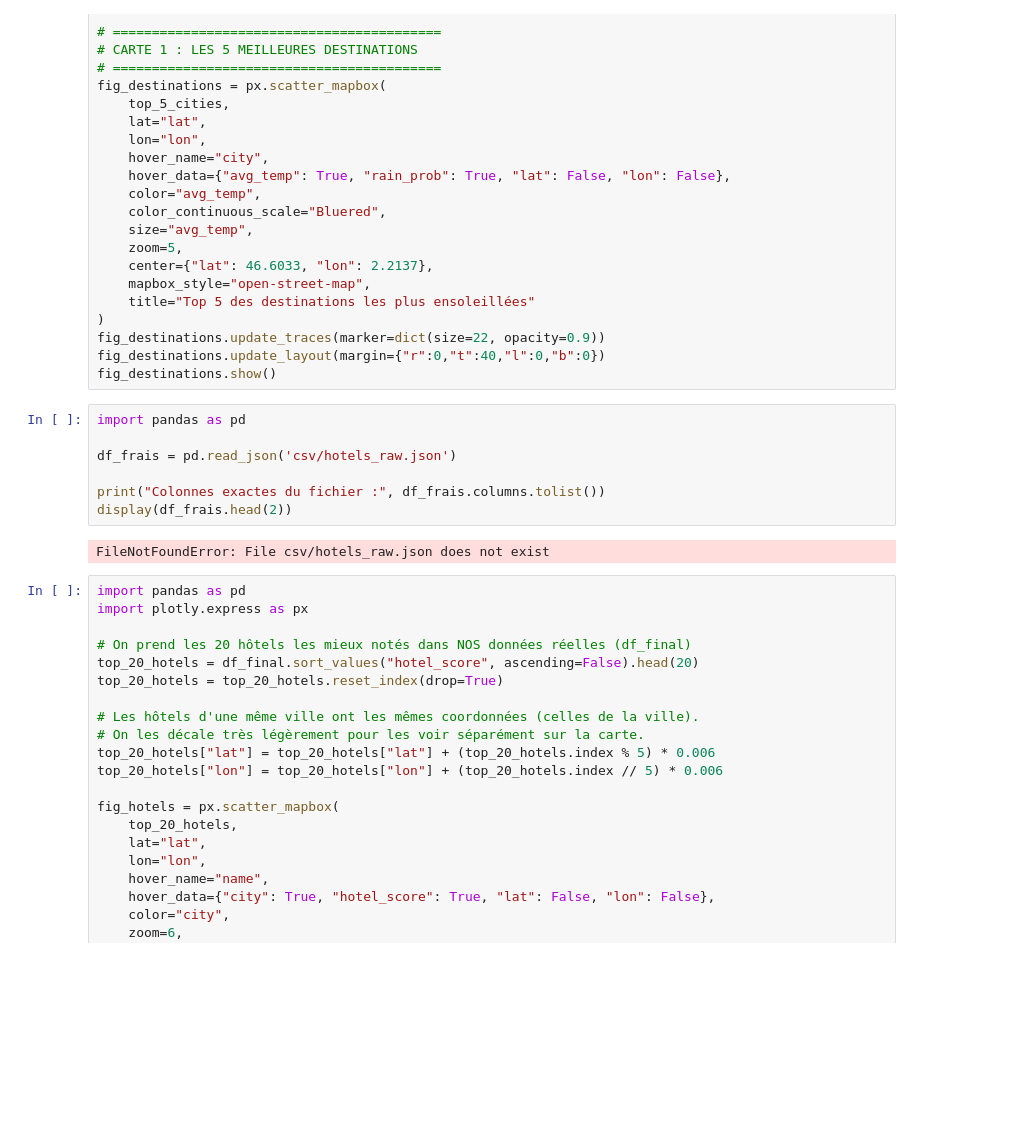
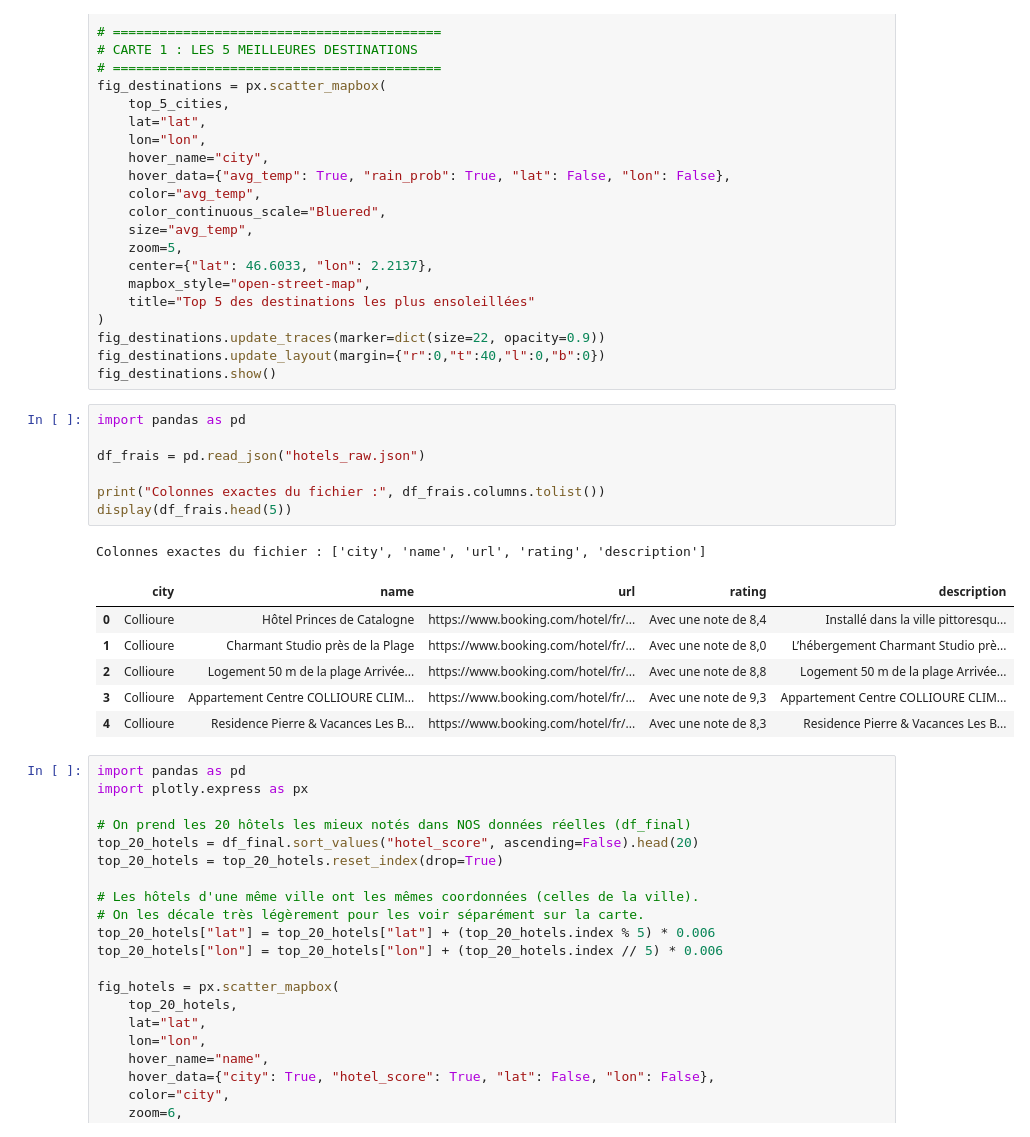
Before and after one commit to Carelle777/kayak_project, a Jupyter notebook: src/kayak_data_pipeline.ipynb, the cells around one changed output. Saved outputs shown, nothing was run; the diff lists cells and outputs as text; blank space fills up the shorter version.

```diff
--- a/src/kayak_data_pipeline.ipynb
+++ b/src/kayak_data_pipeline.ipynb
@@ -286,12 +284,18 @@ fig_destinations.show()
 # %%
 import pandas as pd
 
-df_frais = pd.read_json('csv/hotels_raw.json')
+df_frais = pd.read_json("hotels_raw.json")
 
 print("Colonnes exactes du fichier :", df_frais.columns.tolist())
-display(df_frais.head(2))
+display(df_frais.head(5))
 # %% [output]
-FileNotFoundError: File csv/hotels_raw.json does not exist
+Colonnes exactes du fichier : ['city', 'name', 'url', 'rating', 'description']
+|  | city | name | url | rating | description |
+| 0 | Collioure | Hôtel Princes de Catalogne | https://www.booking.com/hotel/fr/... | Avec une note de 8,4 | Installé dans la ville pittoresqu... |
+| 1 | Collioure | Charmant Studio près de la Plage | https://www.booking.com/hotel/fr/... | Avec une note de 8,0 | L’hébergement Charmant Studio prè... |
+| 2 | Collioure | Logement 50 m de la plage Arrivée... | https://www.booking.com/hotel/fr/... | Avec une note de 8,8 | Logement 50 m de la plage Arrivée... |
+| 3 | Collioure | Appartement Centre COLLIOURE CLIM... | https://www.booking.com/hotel/fr/... | Avec une note de 9,3 | Appartement Centre COLLIOURE CLIM... |
+| 4 | Collioure | Residence Pierre & Vacances Les B... | https://www.booking.com/hotel/fr/... | Avec une note de 8,3 | Residence Pierre & Vacances Les B... |
 # %%
 import pandas as pd
 import plotly.express as px
```
Also changed, not shown: parts of 1 cell of this notebook.
